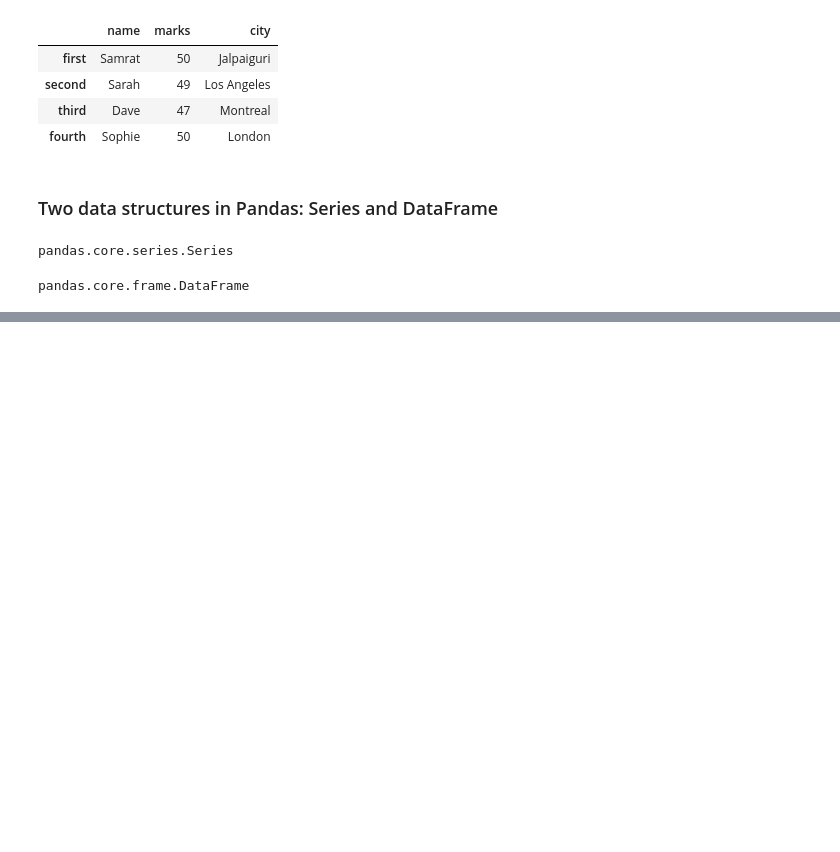
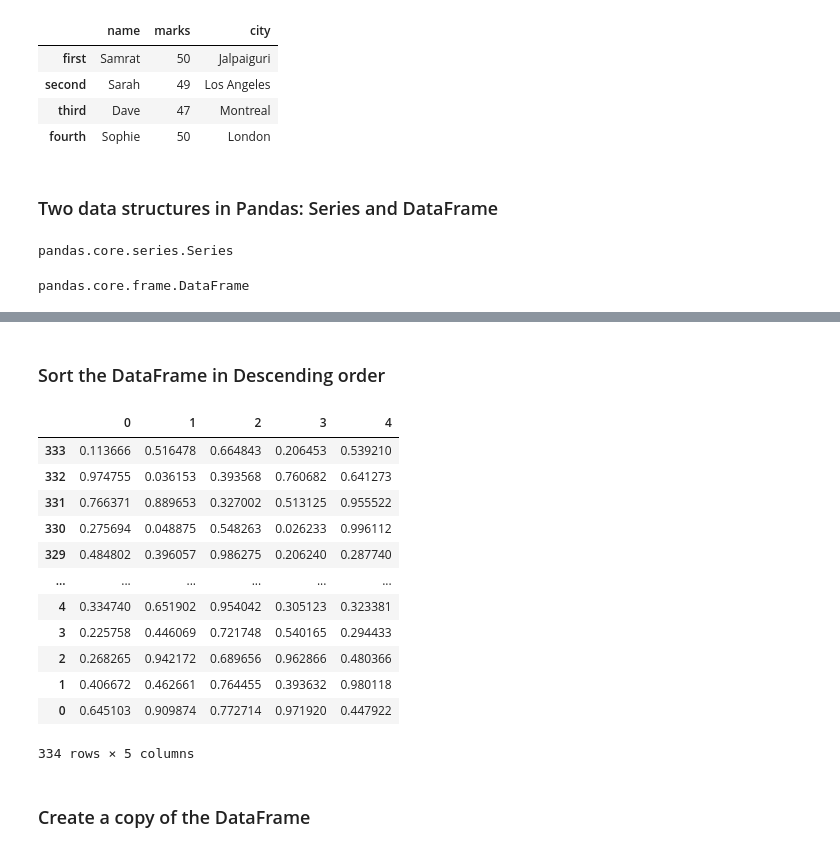
Before and after one commit to World-of-ML-AI/Data-Analysis-Tools, a Jupyter notebook: Pandas/Pandas Tutorial.ipynb, the cells around one changed output, grey strips where cells are left out. Saved outputs shown, nothing was run; the diff lists cells and outputs as text; code cells hidden in the pictures; blank space fills up the shorter version.

```diff
--- a/Pandas/Pandas Tutorial.ipynb
+++ b/Pandas/Pandas Tutorial.ipynb
@@ -201,0 +286,20 @@ pandas.core.frame.DataFrame
+# %% [markdown]
+### Sort the DataFrame in Descending order
+# %%
+new_df.sort_index(axis = 0, ascending = False)
+# %% [output]
+|  | 0 | 1 | 2 | 3 | 4 |
+| 333 | 0.113666 | 0.516478 | 0.664843 | 0.206453 | 0.539210 |
+| 332 | 0.974755 | 0.036153 | 0.393568 | 0.760682 | 0.641273 |
+| 331 | 0.766371 | 0.889653 | 0.327002 | 0.513125 | 0.955522 |
+| 330 | 0.275694 | 0.048875 | 0.548263 | 0.026233 | 0.996112 |
+| 329 | 0.484802 | 0.396057 | 0.986275 | 0.206240 | 0.287740 |
+| ... | ... | ... | ... | ... | ... |
+| 4 | 0.334740 | 0.651902 | 0.954042 | 0.305123 | 0.323381 |
+| 3 | 0.225758 | 0.446069 | 0.721748 | 0.540165 | 0.294433 |
+| 2 | 0.268265 | 0.942172 | 0.689656 | 0.962866 | 0.480366 |
+| 1 | 0.406672 | 0.462661 | 0.764455 | 0.393632 | 0.980118 |
+| 0 | 0.645103 | 0.909874 | 0.772714 | 0.971920 | 0.447922 |
+334 rows × 5 columns
+# %% [markdown]
+### Create a copy of the DataFrame
```
Also changed, not shown: parts of 45 cells of this notebook.
